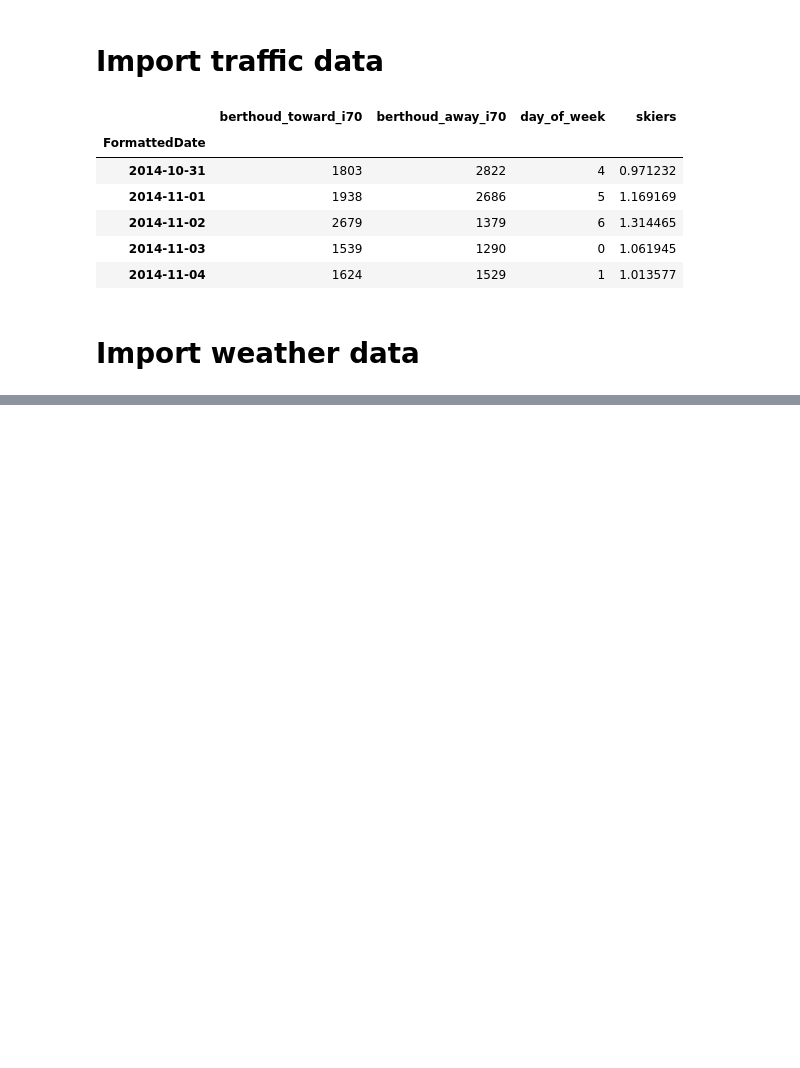
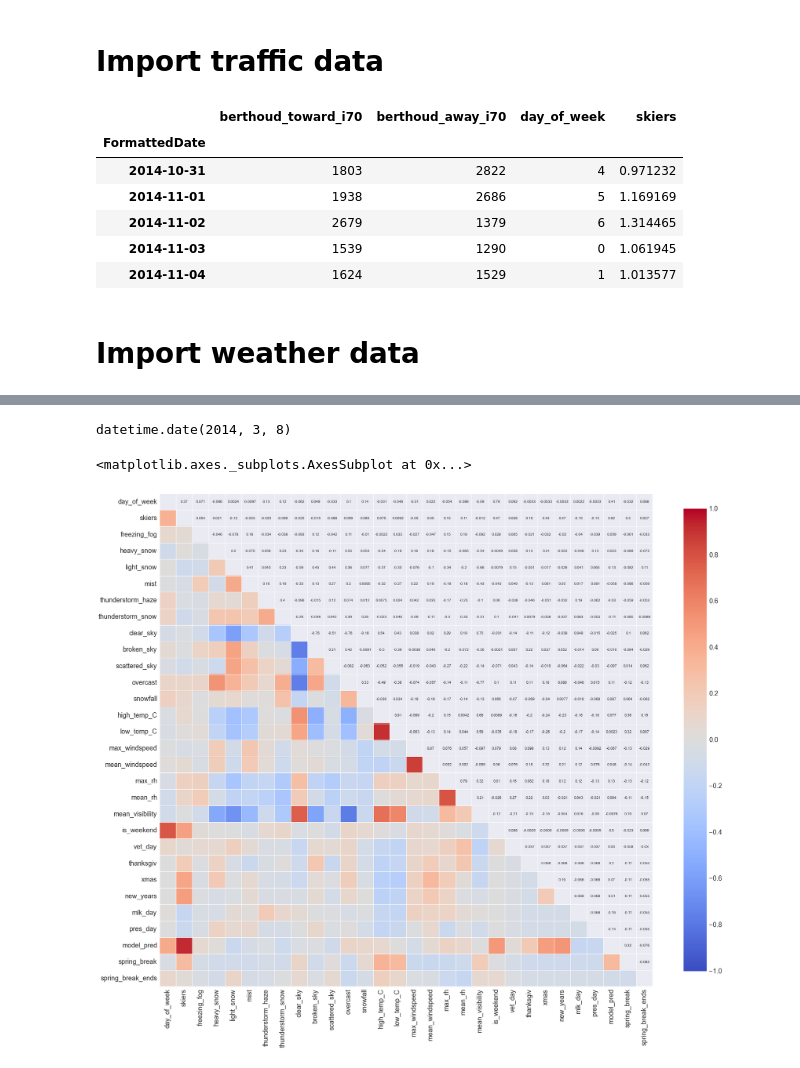
Before and after one commit to balmandhunter/ski_in_solitude, a Jupyter notebook: crowd_model.ipynb, the cells around one changed output, grey strips where cells are left out. Saved outputs shown, nothing was run; the diff lists cells and outputs as text; code cells hidden in the pictures; blank space fills up the shorter version.

```diff
--- a/crowd_model.ipynb
+++ b/crowd_model.ipynb
@@ -114,0 +154,4 @@ calendar = USFederalHolidayCalendar()
+# %%
+datetime.datetime(2014,3,8,0,0,0).date()
+# %% [output]
+datetime.date(2014, 3, 8)
@@ -114,0 +171,42 @@ calendar = USFederalHolidayCalendar()
+# %%
+def make_spring_trailing_weeks(df, holiday, hol_name):
+    #3/8-3/30 is spring break
+    is_holiday = []
+    for idx, row in df.iterrows():
+        if idx.date() >= datetime.datetime(2015,3,1,0,0,0).date() and idx.date() <= datetime.datetime(2015,3,1,0,0,0).date():
+            is_holiday.append(1)
+        elif idx.date() >= datetime.datetime(2015,3,31,0,0,0).date() and idx.date() <= datetime.datetime(2015,4,5,0,0,0).date():
+            is_holiday.append(1)
+        else:
+            is_holiday.append(0)
+    df['spring_break_ends'] = is_holiday
+    return df
+# %%
+df_all = make_spring_trailing_weeks(df_all, holiday, 'hol_name')
+# %%
+def make_holiday_column(df, holiday, hol_name):
+    is_holiday = []
+    for idx, row in df.iterrows():
+        diff = abs(idx.date() - holiday.date()).days
+        if diff > 7:
+            is_holiday.append(0)
+        elif diff == 0:
+            is_holiday.append(7)
+        else:
+            is_holiday.append(7-diff)
+    df[hol_name] = is_holiday
+    return df
+# %%
+df_all = make_holiday_column(df_all, vet_day, 'vet_day')
+df_all = make_holiday_column(df_all, thanksgiv, 'thanksgiv')
+df_all = make_holiday_column(df_all, xmas, 'xmas')
+df_all = make_holiday_column(df_all, new_years, 'new_years')
+df_all = make_holiday_column(df_all, mlk_day, 'mlk_day')
+df_all = make_holiday_column(df_all, pres_day, 'pres_day')
+# %%
+f, ax = plt.subplots(figsize=(30, 30))
+sns.corrplot(df_all, annot=True, sig_stars=False,
+             diag_names=False, ax=ax)
+# %% [output]
+<matplotlib.axes._subplots.AxesSubplot at 0x...>
+[figure, added]
```
Also changed, not shown: parts of 31 cells of this notebook.
